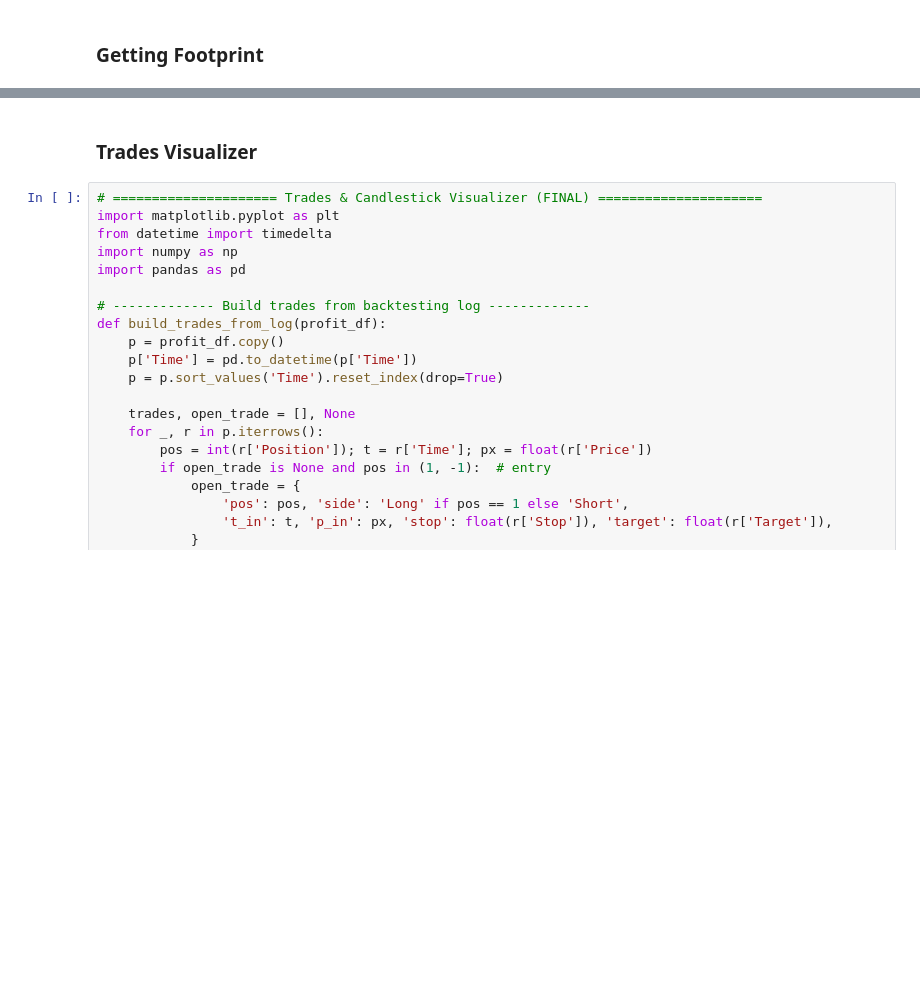
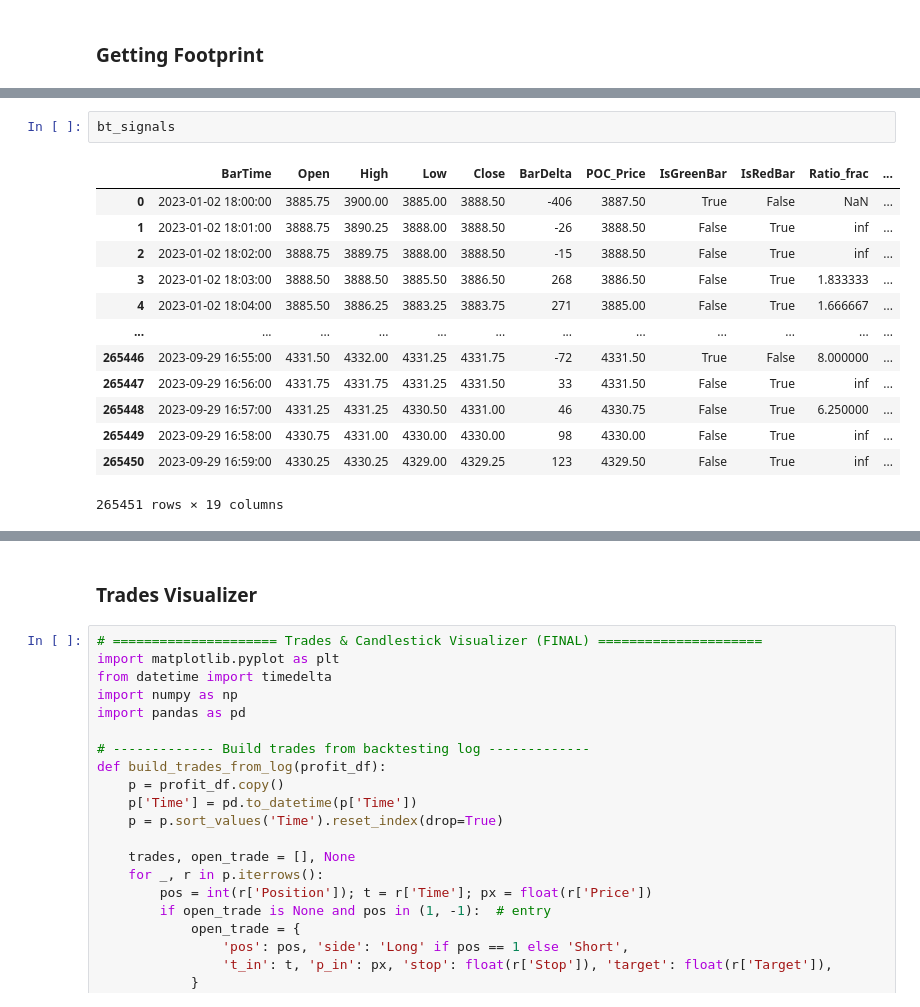
Before and after one commit to mostoro/DeltaX, a Jupyter notebook: deltax.ipynb, the cells around one changed output, grey strips where cells are left out. Saved outputs shown, nothing was run; the diff lists cells and outputs as text; blank space fills up the shorter version.

```diff
--- a/deltax.ipynb
+++ b/deltax.ipynb
@@ -447,0 +903,16 @@ render_valtos_footprint(
+# %%
+bt_signals
+# %% [output]
+|  | BarTime | Open | High | Low | Close | BarDelta | POC_Price | IsGreenBar | IsRedBar | Ratio_frac | ... |
+| 0 | 2023-01-02 18:00:00 | 3885.75 | 3900.00 | 3885.00 | 3888.50 | -406 | 3887.50 | True | False | NaN | ... |
+| 1 | 2023-01-02 18:01:00 | 3888.75 | 3890.25 | 3888.00 | 3888.50 | -26 | 3888.50 | False | True | inf | ... |
+| 2 | 2023-01-02 18:02:00 | 3888.75 | 3889.75 | 3888.00 | 3888.50 | -15 | 3888.50 | False | True | inf | ... |
+| 3 | 2023-01-02 18:03:00 | 3888.50 | 3888.50 | 3885.50 | 3886.50 | 268 | 3886.50 | False | True | 1.833333 | ... |
+| 4 | 2023-01-02 18:04:00 | 3885.50 | 3886.25 | 3883.25 | 3883.75 | 271 | 3885.00 | False | True | 1.666667 | ... |
+| ... | ... | ... | ... | ... | ... | ... | ... | ... | ... | ... | ... |
+| 265446 | 2023-09-29 16:55:00 | 4331.50 | 4332.00 | 4331.25 | 4331.75 | -72 | 4331.50 | True | False | 8.000000 | ... |
+| 265447 | 2023-09-29 16:56:00 | 4331.75 | 4331.75 | 4331.25 | 4331.50 | 33 | 4331.50 | False | True | inf | ... |
+| 265448 | 2023-09-29 16:57:00 | 4331.25 | 4331.25 | 4330.50 | 4331.00 | 46 | 4330.75 | False | True | 6.250000 | ... |
+| 265449 | 2023-09-29 16:58:00 | 4330.75 | 4331.00 | 4330.00 | 4330.00 | 98 | 4330.00 | False | True | inf | ... |
+| 265450 | 2023-09-29 16:59:00 | 4330.25 | 4330.25 | 4329.00 | 4329.25 | 123 | 4329.50 | False | True | inf | ... |
+265451 rows × 19 columns
```
Also changed, not shown: parts of 14 cells of this notebook.
